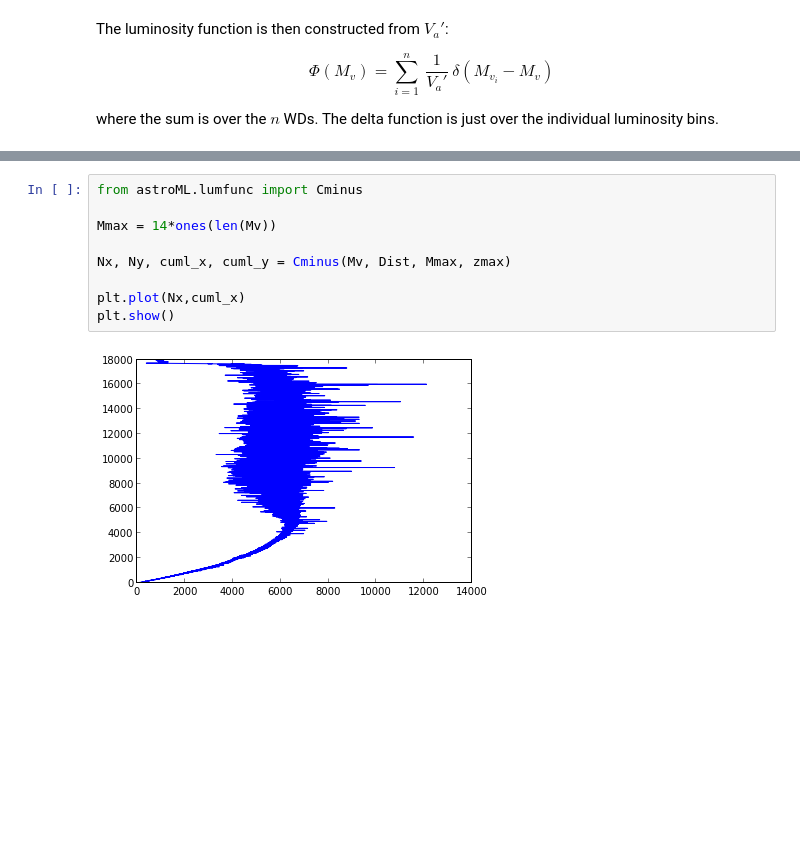
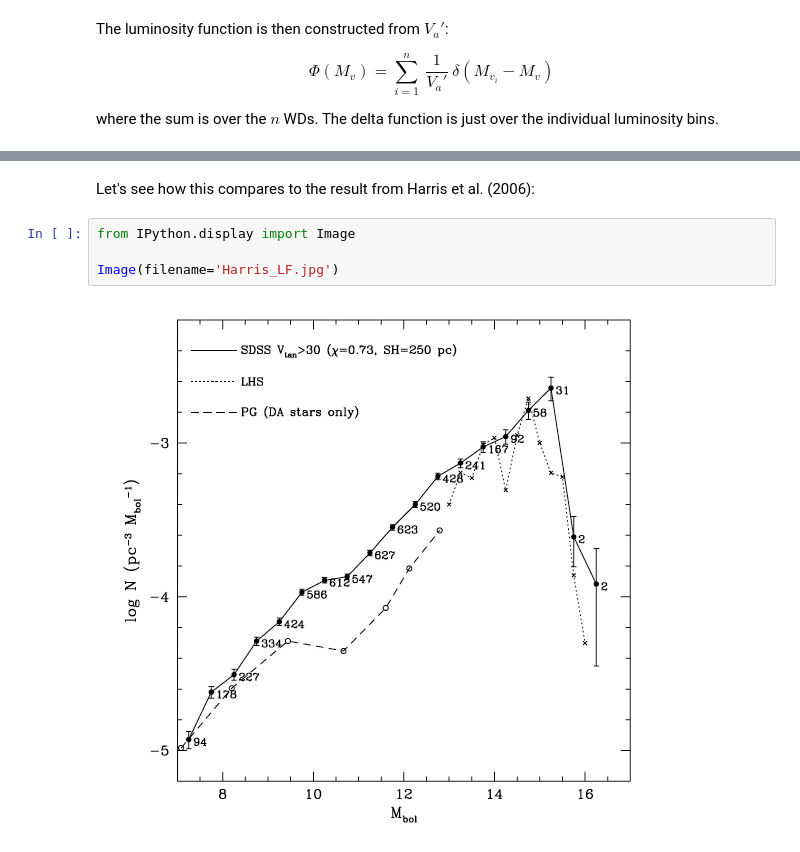
Before and after one commit to astroJeff/WD_lum_func, a Jupyter notebook: notebook/WD_luminosity_func.ipynb, the cells around one changed output, grey strips where cells are left out. Saved outputs shown, nothing was run; the diff lists cells and outputs as text; blank space fills up the shorter version.

```diff
--- a/notebook/WD_luminosity_func.ipynb
+++ b/notebook/WD_luminosity_func.ipynb
@@ -150,11 +154,8 @@ plt.ylabel('N (pc$^{-3}$ M$_{bol}$$^{-1}$')
-# %%
-from astroML.lumfunc import Cminus
-
-Mmax = 14*ones(len(Mv))
-
-Nx, Ny, cuml_x, cuml_y = Cminus(Mv, Dist, Mmax, zmax)
-
-plt.plot(Nx,cuml_x)
-plt.show()
-# %% [output]
-[figure, removed]
+# %% [markdown]
+Let's see how this compares to the result from Harris et al. (2006):
+# %%
+from IPython.display import Image
+
+Image(filename='Harris_LF.jpg')
+# %% [output]
+[figure, added]
```
Also changed, not shown: parts of 7 cells of this notebook, 1 other file.
